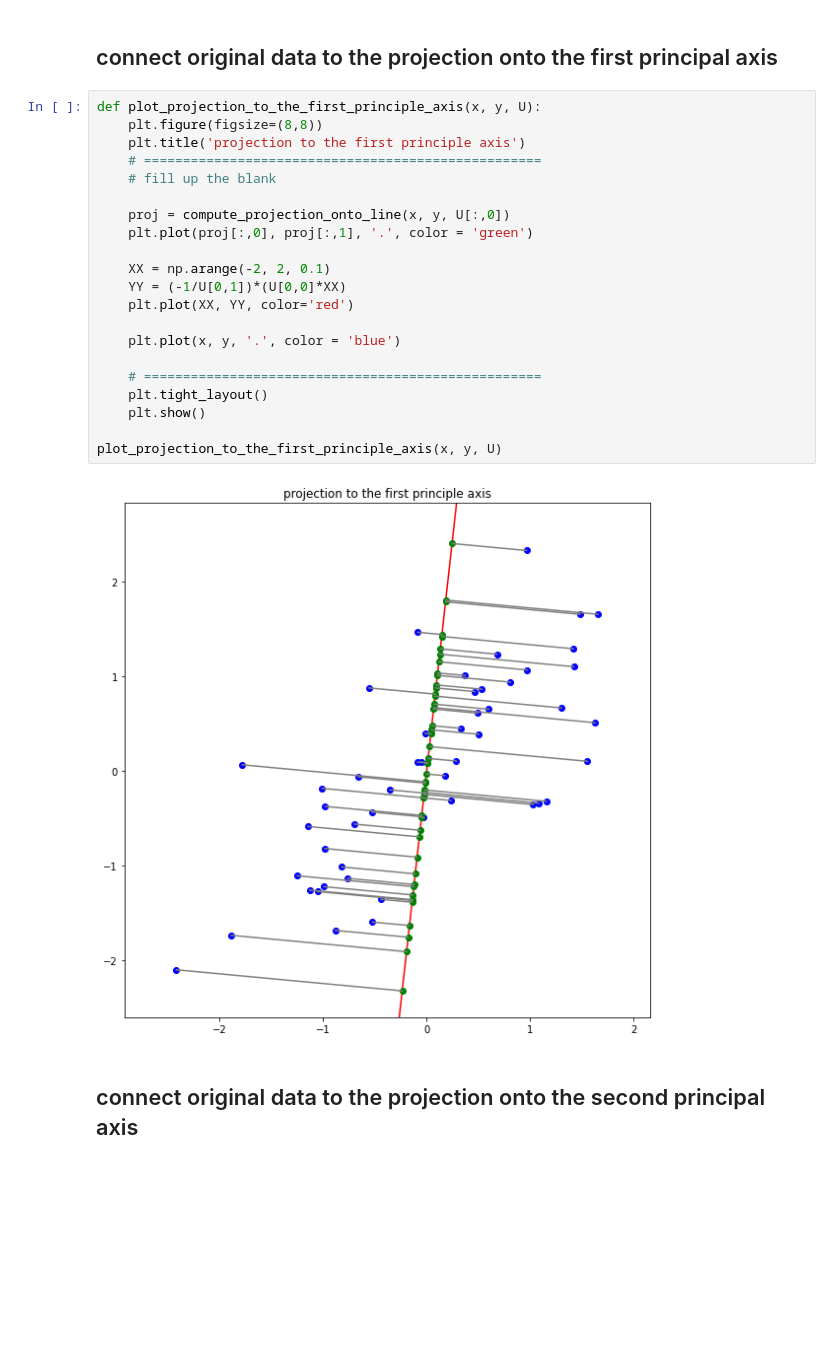
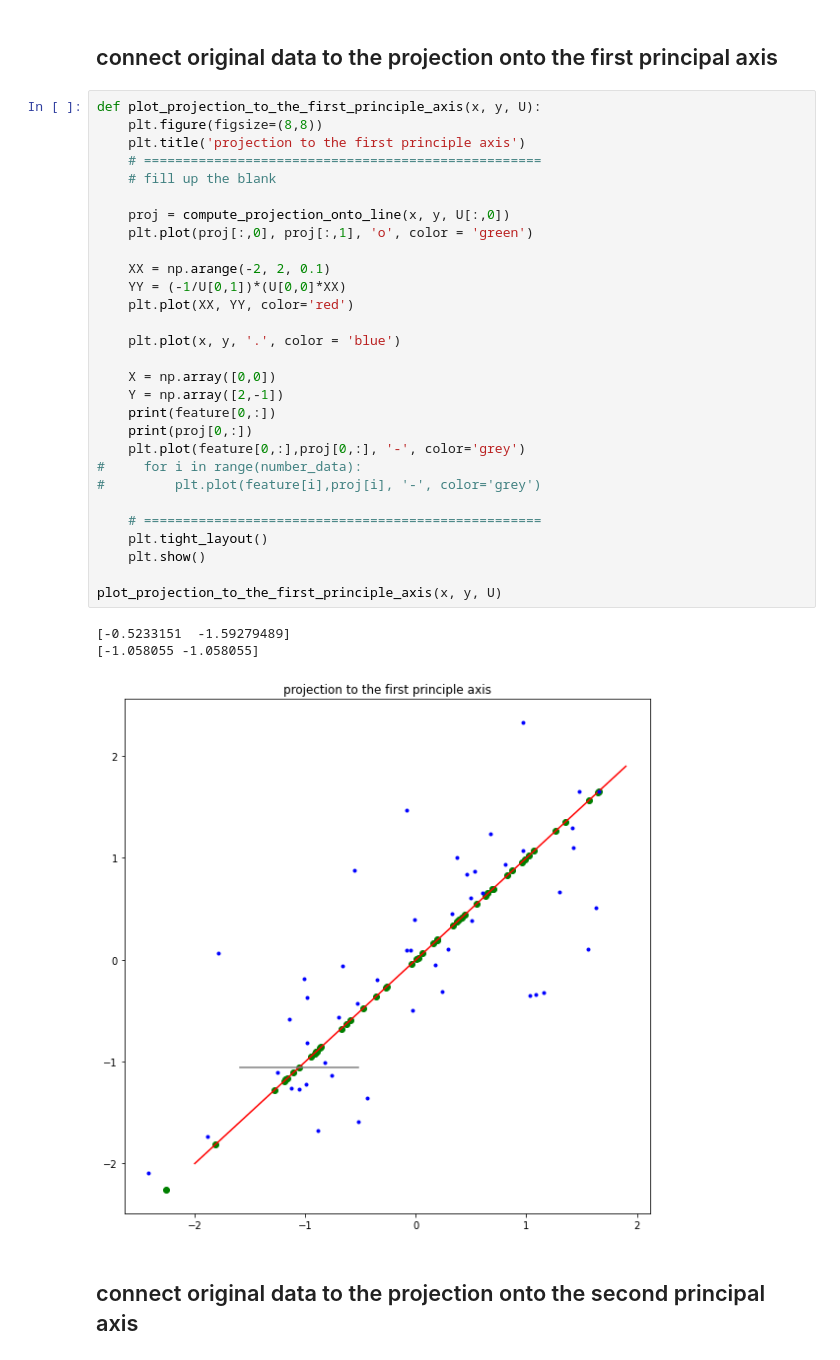
Before and after one commit to jjaen0823/assignment-machine-learning, a Jupyter notebook: hw12/assignment_12.ipynb, the cells around one changed output. Drawn from its saved outputs; the diff is of its cells as text; blank space fills up the shorter version.

Commit message:
plot_projection_to_the_first_principle_axis

```diff
--- a/hw12/assignment_12.ipynb
+++ b/hw12/assignment_12.ipynb
@@ -269,26 +269,36 @@ plot_project_to_second_principal_axis(x, y, U)
 # %%
 def plot_projection_to_the_first_principle_axis(x, y, U):
     plt.figure(figsize=(8,8))
     plt.title('projection to the first principle axis')
     # ===================================================
     # fill up the blank
 
     proj = compute_projection_onto_line(x, y, U[:,0])
-    plt.plot(proj[:,0], proj[:,1], '.', color = 'green')
+    plt.plot(proj[:,0], proj[:,1], 'o', color = 'green')
 
     XX = np.arange(-2, 2, 0.1)
     YY = (-1/U[0,1])*(U[0,0]*XX)
     plt.plot(XX, YY, color='red')
 
     plt.plot(x, y, '.', color = 'blue')
 
+    X = np.array([0,0])
+    Y = np.array([2,-1])
+    print(feature[0,:])
+    print(proj[0,:])
+    plt.plot(feature[0,:],proj[0,:], '-', color='grey')
+#     for i in range(number_data):
+#         plt.plot(feature[i],proj[i], '-', color='grey')
+
     # ===================================================
     plt.tight_layout()
     plt.show()
 
 plot_projection_to_the_first_principle_axis(x, y, U)
 # %% [output]
+[-0.5233151  -1.59279489]
+[-1.058055 -1.058055]
-[figure, old version]
+[figure, new version]
 # %% [markdown]
 ## connect original data to the projection onto the second principal axis
 # %%
```
Also changed, not shown: parts of 3 cells of this notebook.
